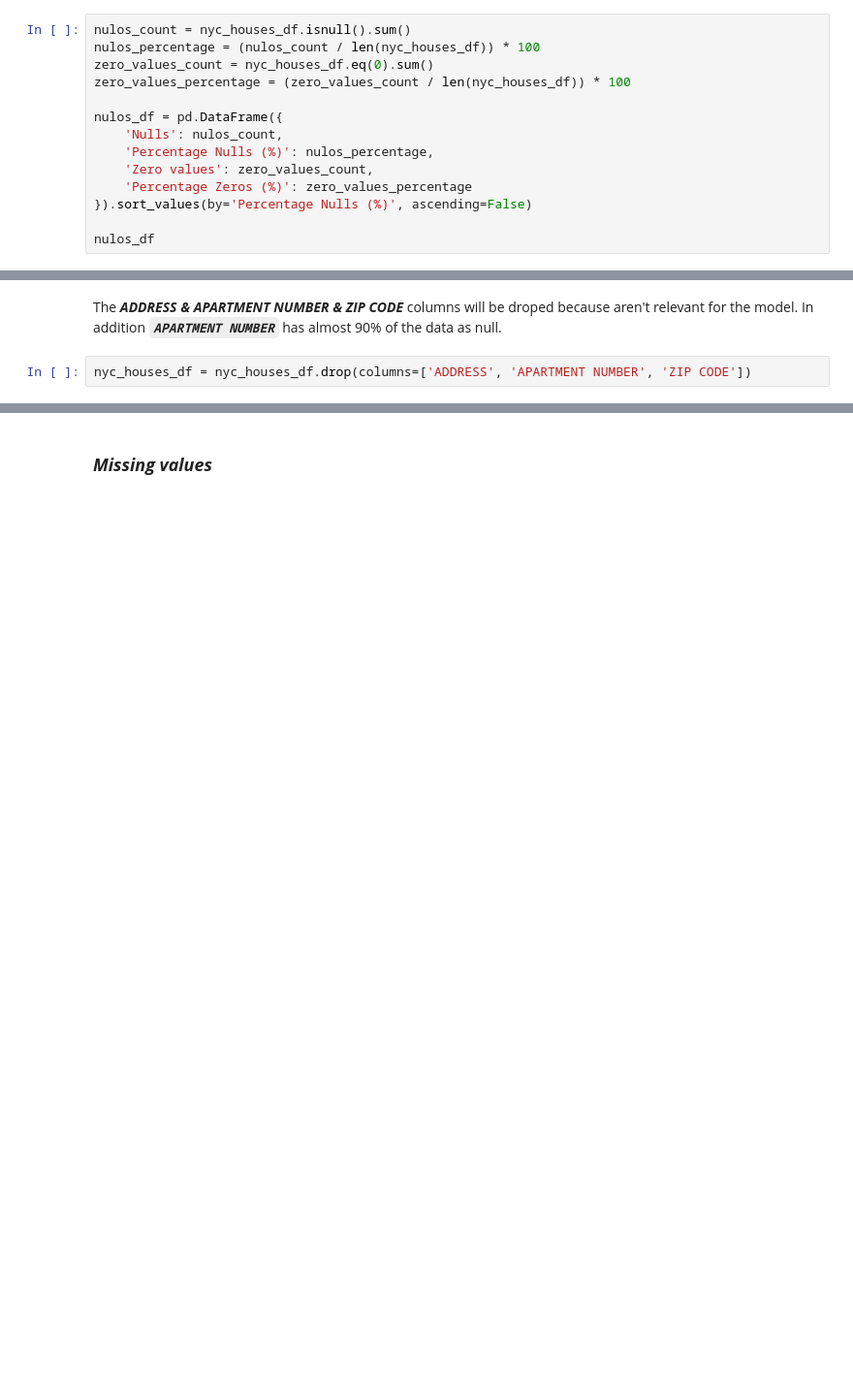
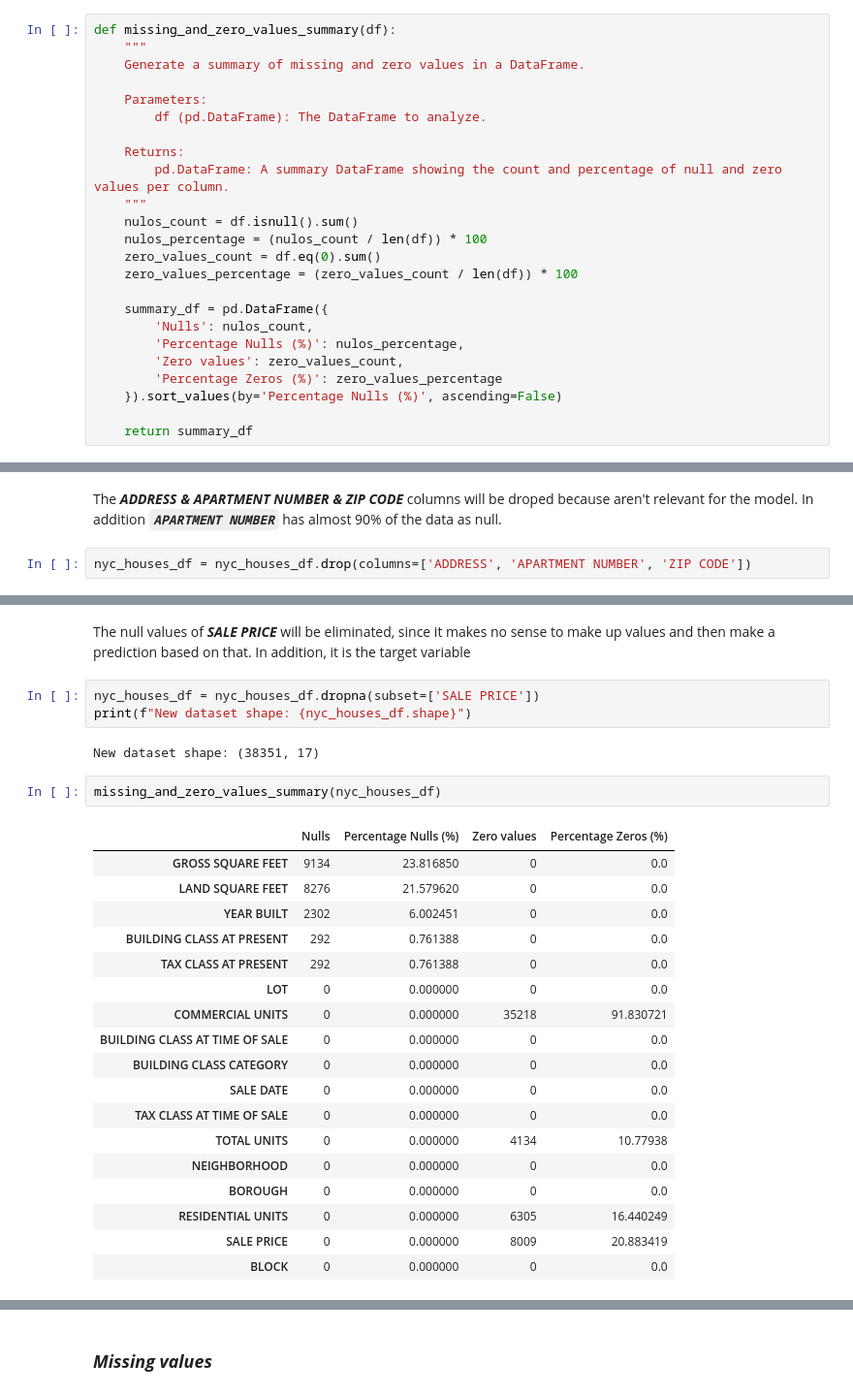
Before and after one commit to alejolondonm/NYC-houses, a Jupyter notebook: DataPreparation/4-feature-engineering.ipynb, the cells around one changed output, grey strips where cells are left out. Shown: that part at 97% size. Cells and saved outputs as stored; diff of their text form; blank space fills up the shorter version.

Commit message:
missing_and_zero_values_summary function

```diff
--- a/DataPreparation/4-feature-engineering.ipynb
+++ b/DataPreparation/4-feature-engineering.ipynb
@@ -98,16 +98,26 @@ memory usage: 10.9 MB
 # %% [markdown]
 ***For visualization purposes, we are going to see again how many nulls (and zero values) each column has***
 # %%
-nulos_count = nyc_houses_df.isnull().sum()
-nulos_percentage = (nulos_count / len(nyc_houses_df)) * 100
-zero_values_count = nyc_houses_df.eq(0).sum()
-zero_values_percentage = (zero_values_count / len(nyc_houses_df)) * 100
+def missing_and_zero_values_summary(df):
+    """
+    Generate a summary of missing and zero values in a DataFrame.
 
-nulos_df = pd.DataFrame({
-    'Nulls': nulos_count,
-    'Percentage Nulls (%)': nulos_percentage,
-    'Zero values': zero_values_count,
-    'Percentage Zeros (%)': zero_values_percentage
-}).sort_values(by='Percentage Nulls (%)', ascending=False)
+    Parameters:
+        df (pd.DataFrame): The DataFrame to analyze.
 
-nulos_df
+    Returns:
+        pd.DataFrame: A summary DataFrame showing the count and percentage of null and zero values per column.
+    """
+    nulos_count = df.isnull().sum()
+    nulos_percentage = (nulos_count / len(df)) * 100
+    zero_values_count = df.eq(0).sum()
+    zero_values_percentage = (zero_values_count / len(df)) * 100
+
+    summary_df = pd.DataFrame({
+        'Nulls': nulos_count,
+        'Percentage Nulls (%)': nulos_percentage,
+        'Zero values': zero_values_count,
+        'Percentage Zeros (%)': zero_values_percentage
+    }).sort_values(by='Percentage Nulls (%)', ascending=False)
+
+    return summary_df
@@ -229,0 +212,28 @@ len(nyc_houses_df)
+# %% [markdown]
+The null values of ***SALE PRICE*** will be eliminated, since it makes no sense to make up values and then make a prediction based on that. In addition, it is the target variable
+# %%
+nyc_houses_df = nyc_houses_df.dropna(subset=['SALE PRICE'])
+print(f"New dataset shape: {nyc_houses_df.shape}")
+# %% [output]
+New dataset shape: (38351, 17)
+# %%
+missing_and_zero_values_summary(nyc_houses_df)
+# %% [output]
+|  | Nulls | Percentage Nulls (%) | Zero values | Percentage Zeros (%) |
+| GROSS SQUARE FEET | 9134 | 23.816850 | 0 | 0.0 |
+| LAND SQUARE FEET | 8276 | 21.579620 | 0 | 0.0 |
+| YEAR BUILT | 2302 | 6.002451 | 0 | 0.0 |
+| BUILDING CLASS AT PRESENT | 292 | 0.761388 | 0 | 0.0 |
+| TAX CLASS AT PRESENT | 292 | 0.761388 | 0 | 0.0 |
+| LOT | 0 | 0.000000 | 0 | 0.0 |
+| COMMERCIAL UNITS | 0 | 0.000000 | 35218 | 91.830721 |
+| BUILDING CLASS AT TIME OF SALE | 0 | 0.000000 | 0 | 0.0 |
+| BUILDING CLASS CATEGORY | 0 | 0.000000 | 0 | 0.0 |
+| SALE DATE | 0 | 0.000000 | 0 | 0.0 |
+| TAX CLASS AT TIME OF SALE | 0 | 0.000000 | 0 | 0.0 |
+| TOTAL UNITS | 0 | 0.000000 | 4134 | 10.77938 |
+| NEIGHBORHOOD | 0 | 0.000000 | 0 | 0.0 |
+| BOROUGH | 0 | 0.000000 | 0 | 0.0 |
+| RESIDENTIAL UNITS | 0 | 0.000000 | 6305 | 16.440249 |
+| SALE PRICE | 0 | 0.000000 | 8009 | 20.883419 |
+| BLOCK | 0 | 0.000000 | 0 | 0.0 |
```
Also changed, not shown: parts of 15 cells of this notebook.
